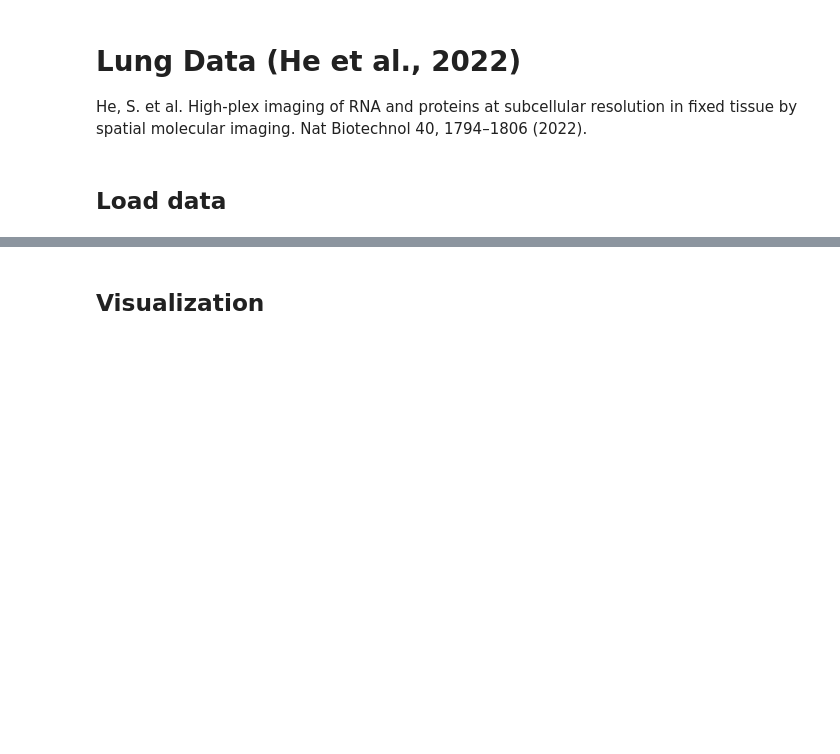
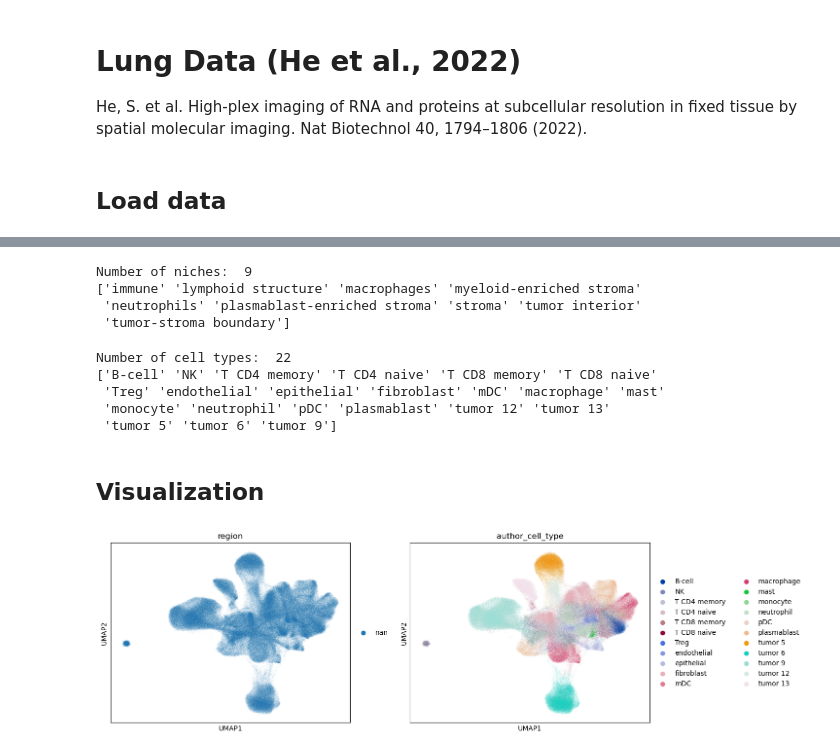
Before and after one commit to theislab/interscale, a Jupyter notebook: docs/notebooks/he23_lung_data.ipynb, the cells around one changed output, grey strips where cells are left out. Drawn from its saved outputs; the diff is of its cells as text; code cells hidden in the pictures; blank space fills up the shorter version.

```diff
--- a/docs/notebooks/he23_lung_data.ipynb
+++ b/docs/notebooks/he23_lung_data.ipynb
@@ -5,7 +9,7 @@ He, S. et al. High-plex imaging of RNA and proteins at subcellular resolution in
 # %% [markdown]
 ## Load data
 # %%
-path_to_data = '/lustre/groups/ml01/projects/2023_nicheformer_data_anna.schaar/spatial/preprocessed/human/nanostring_lung_annotated.h5ad'
+HE22_HUMAN_LUNG_DATA_PATH = '/lustre/groups/ml01/projects/2024_spatial_long_range_GT_francesca.drummer/unprocessed_data/he22_cosmx_human_lung.h5ad'
 # %%
-adata = sc.read_h5ad(path_to_data)
+adata = sc.read_h5ad(HE22_HUMAN_LUNG_DATA_PATH)
 adata
@@ -13,9 +24,25 @@ adata
 niche_array = np.unique(adata.obs['niche'])
 print(f'Number of niches: ', len(niche_array))
 print(niche_array)
+# %% [output]
+Number of niches:  9
+['immune' 'lymphoid structure' 'macrophages' 'myeloid-enriched stroma'
+ 'neutrophils' 'plasmablast-enriched stroma' 'stroma' 'tumor interior'
+ 'tumor-stroma boundary']
 # %%
 cell_type_array = np.unique(adata.obs['author_cell_type'])
 print(f'Number of cell types: ', len(cell_type_array))
 print(cell_type_array)
+# %% [output]
+Number of cell types:  22
+['B-cell' 'NK' 'T CD4 memory' 'T CD4 naive' 'T CD8 memory' 'T CD8 naive'
+ 'Treg' 'endothelial' 'epithelial' 'fibroblast' 'mDC' 'macrophage' 'mast'
+ 'monocyte' 'neutrophil' 'pDC' 'plasmablast' 'tumor 12' 'tumor 13'
+ 'tumor 5' 'tumor 6' 'tumor 9']
 # %% [markdown]
 ## Visualization
+# %%
+sc.pp.neighbors(adata)
+sc.tl.umap(adata)
+# %% [output]
+[figure, added]
```
Also changed, not shown: parts of 15 cells of this notebook, 26 other files.
